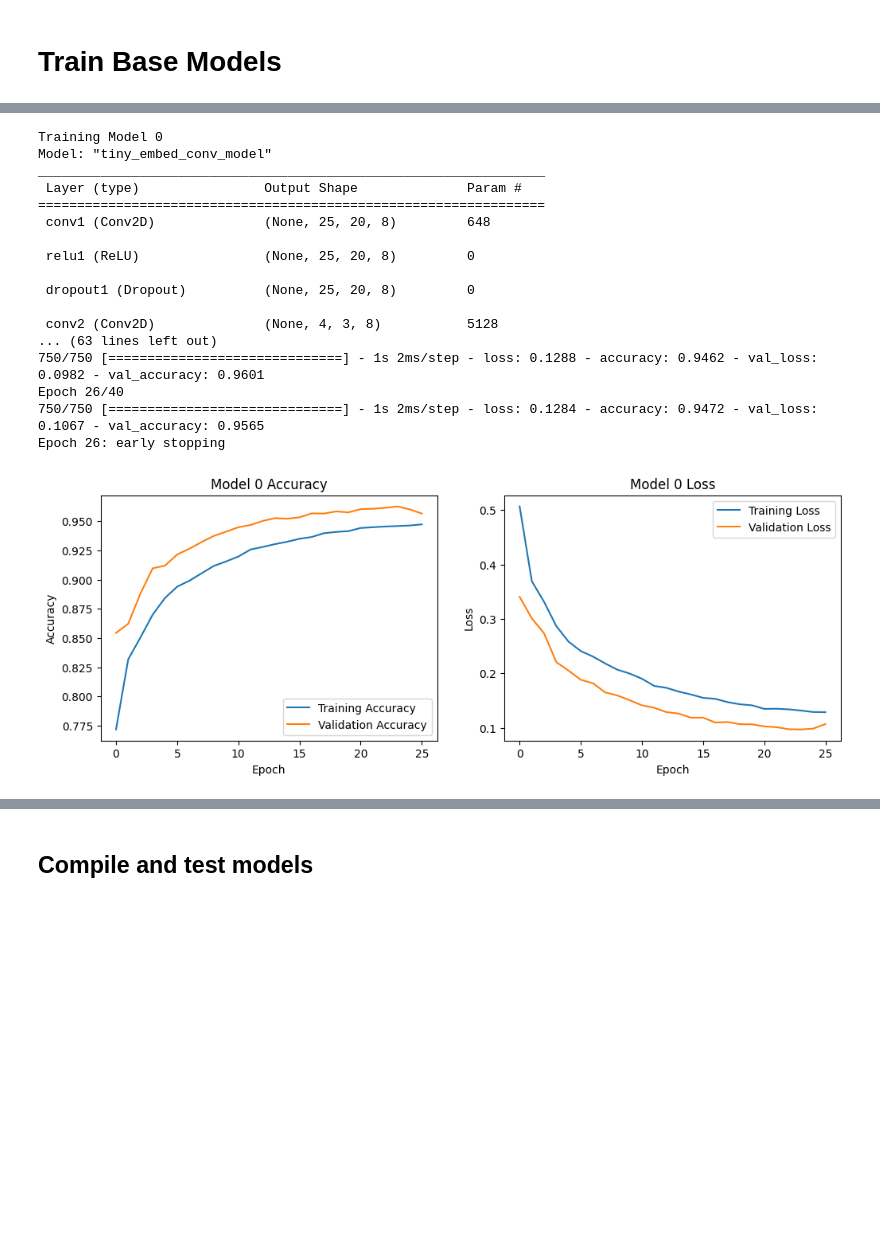
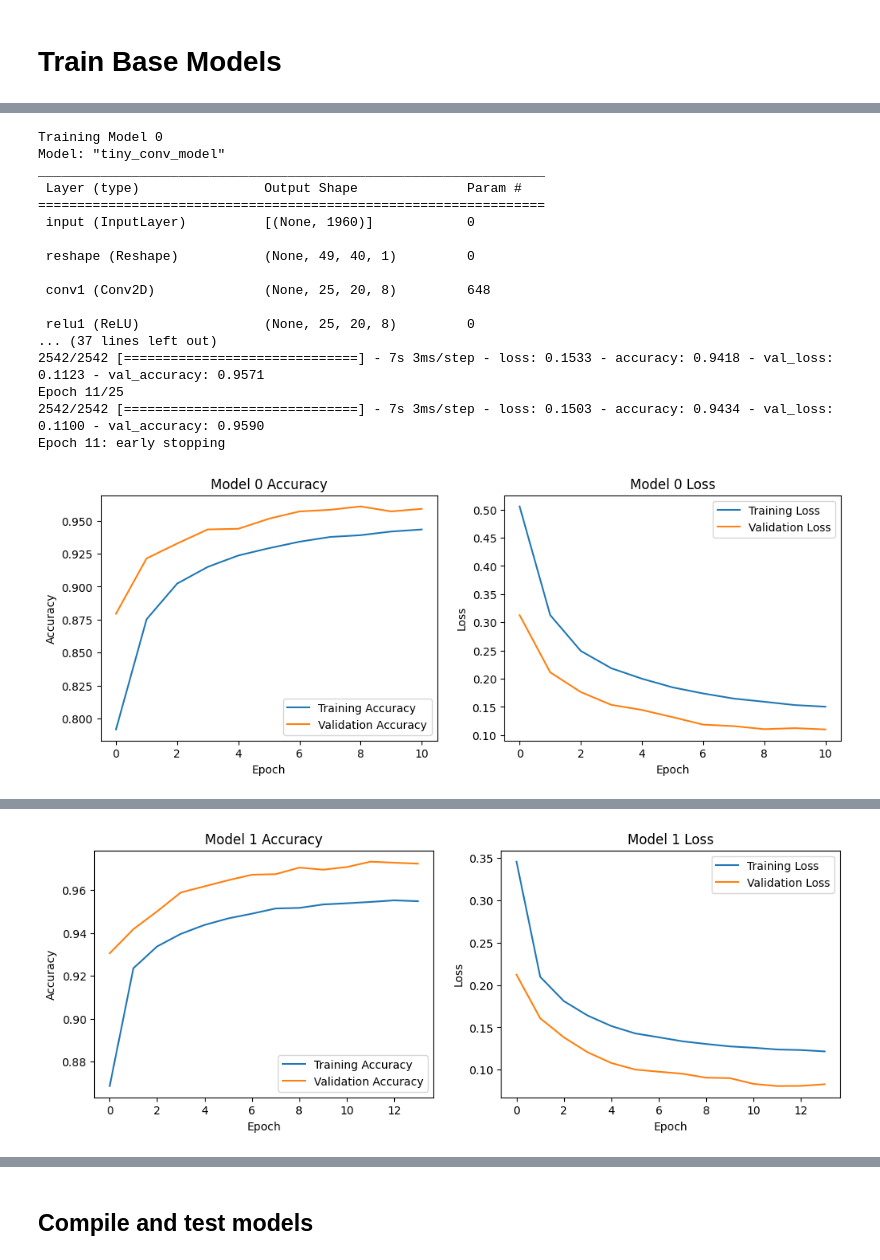
Before and after one commit to Gabinson200/ESPtinyML24, a Jupyter notebook: model_making/notebooks/audio_model_creation.ipynb, the cells around one changed output, grey strips where cells are left out. Cells and saved outputs as stored; diff of their text form; code cells hidden in the pictures; blank space fills up the shorter version.

```diff
--- a/model_making/notebooks/audio_model_creation.ipynb
+++ b/model_making/notebooks/audio_model_creation.ipynb
@@ -451,13 +535,13 @@ class AutoTuner:
         print(f"\nTraining complete. Saved {self.tuner.saved_model_count} models that fit the criteria.")
 # %%
 # you can remove the wrapper run_with_iteration_display and just call the autotuner for full training output
-parameter_threshold = 20000 # Model sizes will be below this threshold
-accuracy_threshold = 0.93 # Models must have validation accuracy above this threshold
-num_epochs = 20
-max_trials = 30
+parameter_threshold = 100000 # Model sizes will be below this threshold
+accuracy_threshold = 0.90 # Models must have validation accuracy above this threshold
+num_epochs = 10
+max_trials = 12
 tuner_dir = 'autotuner_dir'
 save_dir = "saved_models"
-batch_size = 10
+batch_size = 4
 
 # Instantiate and run the AutoTuner
 for batch in range(0, max_trials, batch_size):
@@ -610,7 +681,7 @@ def train_or_evaluate_models(model_file_paths, root_dir, train_ds, val_ds, test_
             # Compile the model before retraining
             model.compile(
                 optimizer='adam',
-                loss=tf.keras.losses.SparseCategoricalCrossentropy(from_logits=False),
+                loss=tf.keras.losses.SparseCategoricalCrossentropy(),
                 metrics=['accuracy']
             )
             model.summary()
@@ -620,7 +691,7 @@ def train_or_evaluate_models(model_file_paths, root_dir, train_ds, val_ds, test_
                 train_ds,
                 validation_data=val_ds,
                 epochs=epochs,
-                callbacks=[keras.callbacks.EarlyStopping(verbose=1, patience=2, min_delta=0.01)],
+                callbacks=[keras.callbacks.EarlyStopping(verbose=1, patience=3, min_delta=0.001)],
                 verbose=1
             )
 
@@ -645,6 +716,6 @@ new_models = train_or_evaluate_models(
     train_ds=train_spectrogram_ds,
     val_ds=val_spectrogram_ds,
     test_ds=test_spectrogram_ds,
-    epochs=10,
-    retrain=False  # Retrain the models
+    epochs=30,
+    retrain=True  # Retrain the models
 )
@@ -666,0 +722,10 @@ Evaluation Score for Model 3: [0.12737628817558289, 0.9451634883880615]
+# %%
+for model in new_models:
+    model.save(model.name)
+    # Convert the model to TensorFlow Lite
+    converter = tf.lite.TFLiteConverter.from_saved_model(model.name)  # Path to the SavedModel directory
+    tflite_model = converter.convert()
+
+    # Save the TensorFlow Lite model
+    with open("model.tflite", "wb") as f:
+        f.write(tflite_model)
@@ -667,50 +924,49 @@ Evaluation Score for Model 3: [0.12737628817558289, 0.9451634883880615]
 # %%
-models = []
+model_list = []
 histories = []
 sequential_models = True
+is_training = True
 
-
-for i, create_model in enumerate([audio_models.create_tiny_embed_conv_model_small]):
+for i, create_model in enumerate([create_tiny_conv_model, create_tiny_conv_model_small]):
     print(f'\nTraining Model {i}')
-    input_shape = (49, 40, 1)
-    model = create_model(input_shape)
+    model = create_model(is_training)
 
     model.compile(
         optimizer='adam',
         loss=tf.keras.losses.SparseCategoricalCrossentropy(),
         metrics=['accuracy']
     )
 
     model.summary()
 
 
     history = model.fit(
         train_spectrogram_ds,
         validation_data = val_spectrogram_ds,
-        epochs=40,  # You can adjust the number of epochs
-        callbacks=keras.callbacks.EarlyStopping(verbose=1, patience=3, min_delta=0.001),
+        epochs=25,  # You can adjust the number of epochs
+        callbacks=keras.callbacks.EarlyStopping(verbose=1, patience=2, min_delta=0.001),
         verbose = 1
     )
-    models.append(model)
+    model_list.append(model)
     histories.append(history)
 
     plot_training_history(history, i)
 # %% [output]
 Training Model 0
-Model: "tiny_embed_conv_model"
+Model: "tiny_conv_model"
 _________________________________________________________________
  Layer (type)                Output Shape              Param #
 =================================================================
+ input (InputLayer)          [(None, 1960)]            0
+
+ reshape (Reshape)           (None, 49, 40, 1)         0
+
  conv1 (Conv2D)              (None, 25, 20, 8)         648
 
  relu1 (ReLU)                (None, 25, 20, 8)         0
-
- dropout1 (Dropout)          (None, 25, 20, 8)         0
-
- conv2 (Conv2D)              (None, 4, 3, 8)           5128
-... (63 lines left out)
-750/750 [==============================] - 1s 2ms/step - loss: 0.1288 - accuracy: 0.9462 - val_loss: 0.0982 - val_accuracy: 0.9601
-Epoch 26/40
-750/750 [==============================] - 1s 2ms/step - loss: 0.1284 - accuracy: 0.9472 - val_loss: 0.1067 - val_accuracy: 0.9565
-Epoch 26: early stopping
+... (37 lines left out)
+2542/2542 [==============================] - 7s 3ms/step - loss: 0.1533 - accuracy: 0.9418 - val_loss: 0.1123 - val_accuracy: 0.9571
+Epoch 11/25
+2542/2542 [==============================] - 7s 3ms/step - loss: 0.1503 - accuracy: 0.9434 - val_loss: 0.1100 - val_accuracy: 0.9590
+Epoch 11: early stopping
-[figure, old version]
+[figure, new version]
@@ -716,0 +990 @@ Epoch 26: early stopping
+[figure, added]
```
Also changed, not shown: parts of 94 cells of this notebook.
